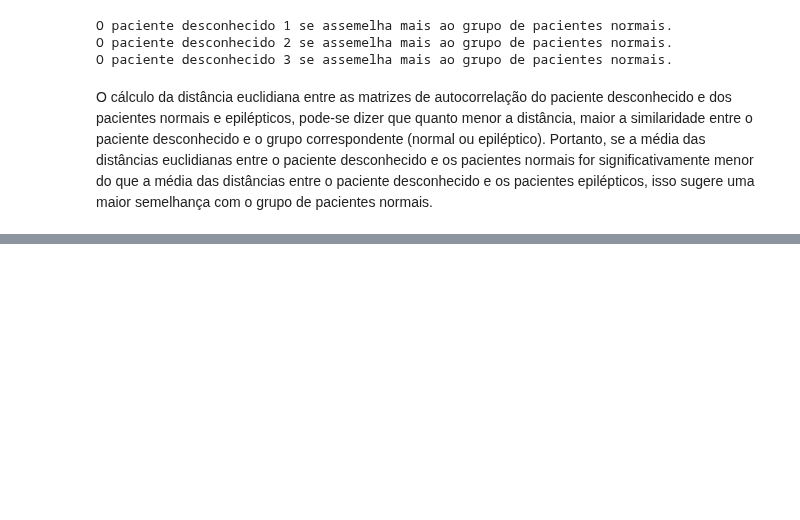
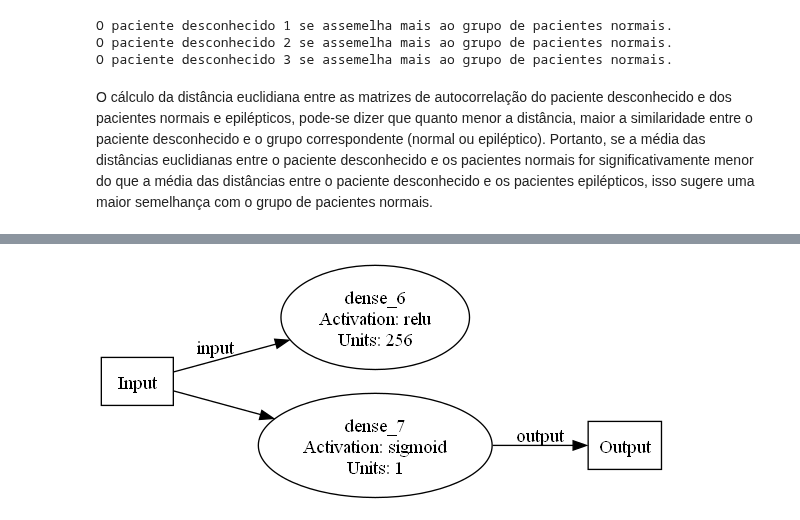
Before and after one commit to caiocmb7/MachineLearning-DS, a Jupyter notebook: Estocasticos/project.ipynb, the cells around one changed output, grey strips where cells are left out. Saved outputs shown, nothing was run; the diff lists cells and outputs as text; code cells hidden in the pictures; blank space fills up the shorter version.

```diff
--- a/Estocasticos/project.ipynb
+++ b/Estocasticos/project.ipynb
@@ -702,0 +881,41 @@ O cálculo da distância euclidiana entre as matrizes de autocorrelação do pac
+# %%
+from keras.models import Sequential
+from keras.layers import Dense
+import graphviz
+from IPython.display import Image
+
+
+# Gera o gráfico da rede neural com ativações e tamanhos das camadas
+def visualize_model(model):
+    dot = graphviz.Digraph()
+    dot.node("Input", shape="box")
+
+    for i, layer in enumerate(model.layers):
+        layer_name = layer.name
+        activation = (
+            layer.activation.__name__
+            if hasattr(layer.activation, "__name__")
+            else str(layer.activation)
+        )
+        num_units = layer.output_shape[-1]
+        dot.node(
+            layer_name,
+            label=f"{layer_name}\nActivation: {activation}\nUnits: {num_units}",
+        )
+        dot.edge("Input", layer_name, label="input" if i == 0 else "")
+
+    dot.node("Output", shape="box")
+    dot.edge(layer_name, "Output", label="output")
+
+    dot.graph_attr["rankdir"] = "LR"
+    dot.render("rede_neural", format="png", cleanup=True)
+    return dot
+
+
+# Visualiza o modelo da rede neural com ativações e tamanhos das camadas
+visualize_model(model)
+
+# Exibe o gráfico da rede neural
+Image("rede_neural.png")
+# %% [output]
+[figure, added]
```
Also changed, not shown: parts of 5 cells of this notebook, 5 other files.
